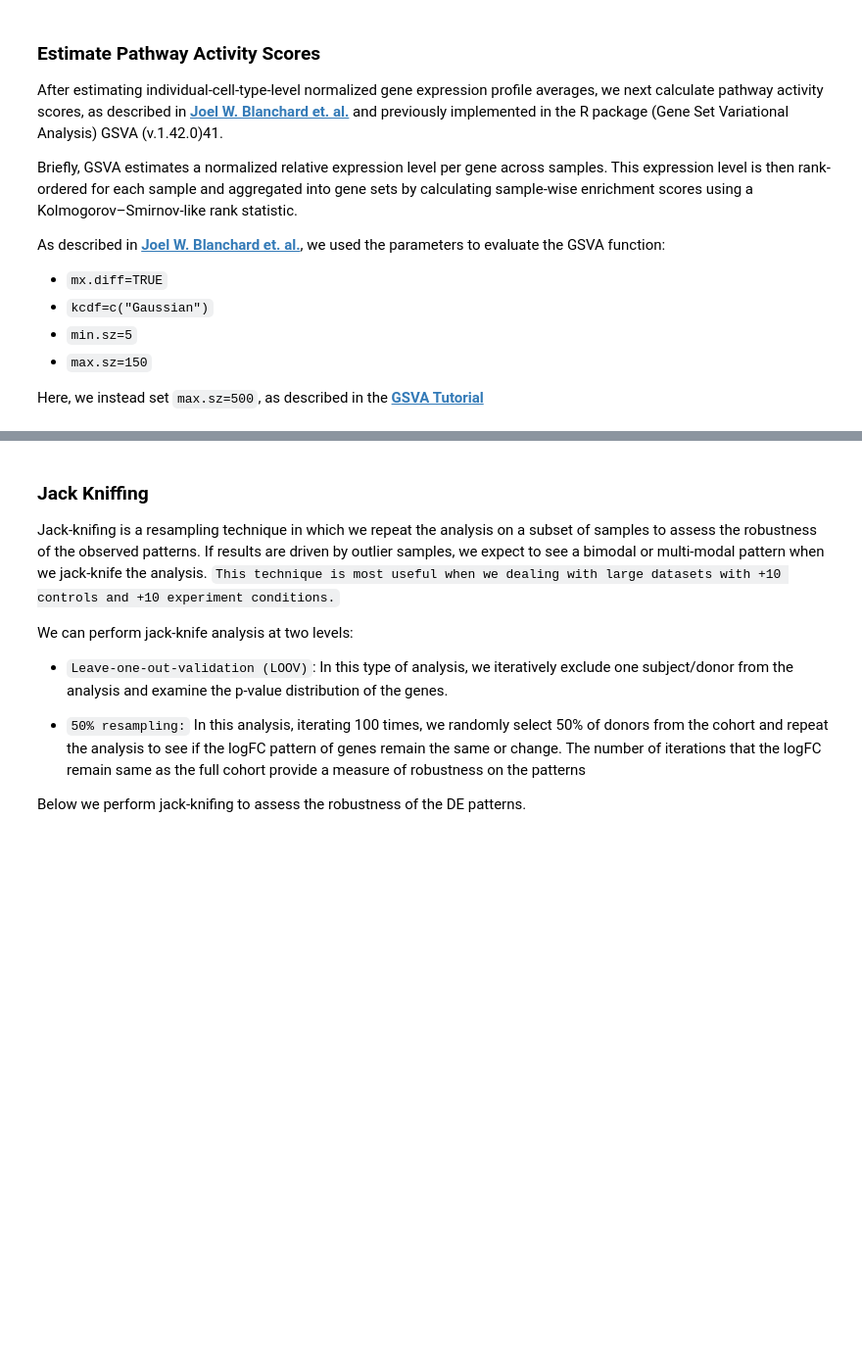
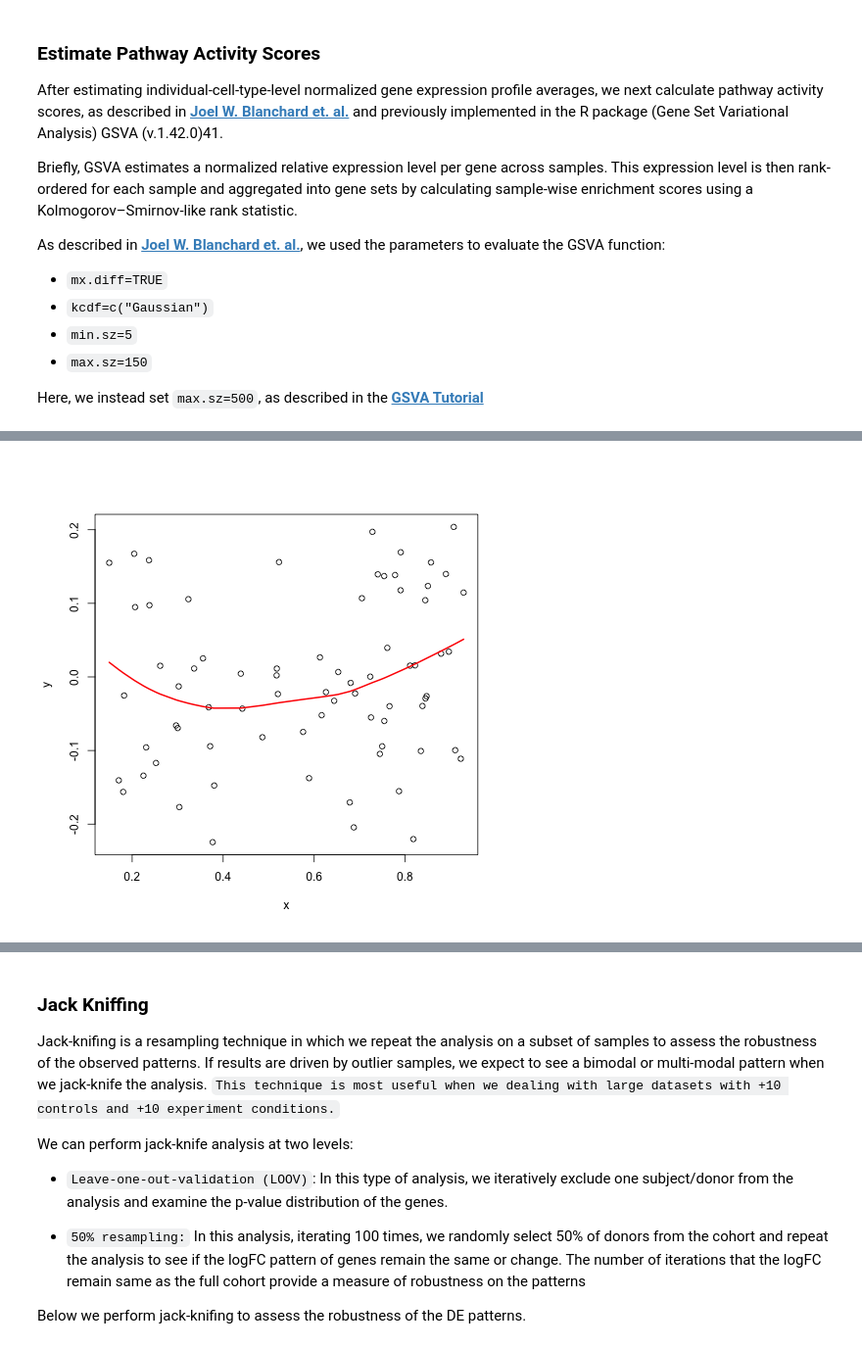
Before and after one commit to TemiLeke/cell_cell_communication, a Jupyter notebook: scripts/pathway_analysis.ipynb, the cells around one changed output, grey strips where cells are left out. Shown: that part at 98% size. Drawn from its saved outputs; the diff is of its cells as text; code cells hidden in the pictures; blank space fills up the shorter version.

Commit message:
cps activity score

```diff
--- a/scripts/pathway_analysis.ipynb
+++ b/scripts/pathway_analysis.ipynb
@@ -372,7 +426,7 @@ if count_agg_strategy == 'bulk':
 # %%
 # convert nested list of Seurat object into Rpy2 object
 
-if count_agg_strategy == 'bulk':
+if count_agg_strategy == 'standardbulk':
     summed_counts_per_celltype =  robjects.ListVector( {
                                                         cell_type: summed_counts_per_celltype[cell_type]
 
@@ -983,0 +1203,31 @@ for(i in names(new_scores)){
+# %%
+%%R -o merged_df
+
+library(dplyr)
+conflicts_prefer(dplyr::summarise)
+conflicts_prefer(dplyr::mutate)
+
+
+merged_df <- merge(t(gsva_scores[['low_removed_gabitto']][['Microglia-PVM']]),
+                    summary[['Microglia-PVM']][, c(factor, subject_id)],
+                    by = NULL,
+                    by.x = 'row.names',
+                    by.y = 'row.names')
+
+rownames(merged_df) <- merged_df$Row.names
+
+merged_df <- merged_df[, -which(names(merged_df) == 'Row.names')]
+
+merged_df <- merged_df %>%
+            group_by(.data[[subject_id]]) %>%
+            summarise(across(where(is.numeric), mean, na.rm = TRUE))
+
+
+merged_df <- merged_df[order(merged_df[[factor]]), ]
+#colnames(merged_df) <- gsub(" ", ".", colnames(merged_df))
+merged_df <- merged_df %>% column_to_rownames("DonorID")
+
+cps_df <- all_data[['low_removed_gabitto']][['fits_all']][[cell_supertype]][['CPS']]
+valid_paths <- cps_df[cps_df$adj.P.Val < 0.01, ] %>% column_to_rownames("Row.names")
+
+merged_df <- merged_df[, c(rownames(valid_paths), factor)]
@@ -983,0 +1253,14 @@ for(i in names(new_scores)){
+# %%
+%%R
+
+x <- merged_df[[factor]]
+y <- merged_df[[2]]
+
+# Fit the loess curve
+loess_fit <- loess(y ~ x, span = 0.75, degree = 2)
+
+# Plot the data and loess curve
+plot(x, y)
+lines(loess_fit$x, loess_fit$fitted, col = "red", lwd = 2)
+# %% [output]
+[figure, added]
```
Also changed, not shown: parts of 44 cells of this notebook, 7 other files.
